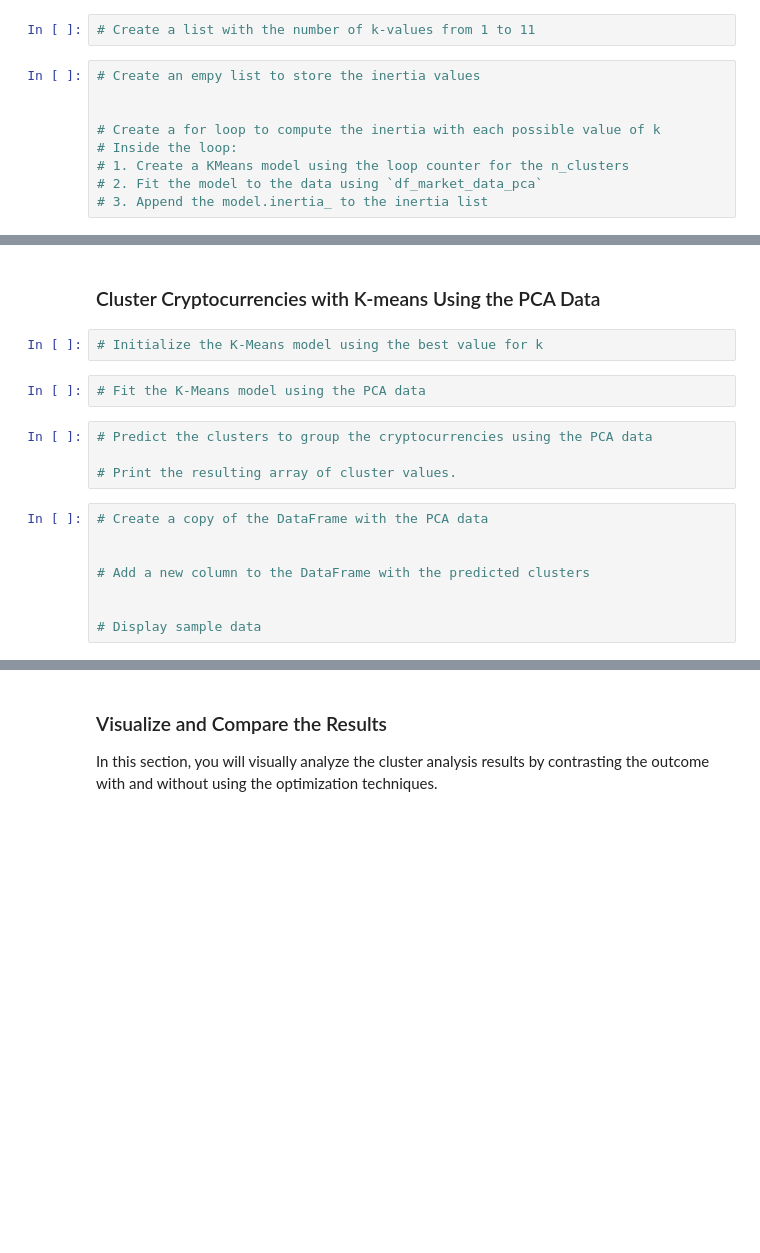
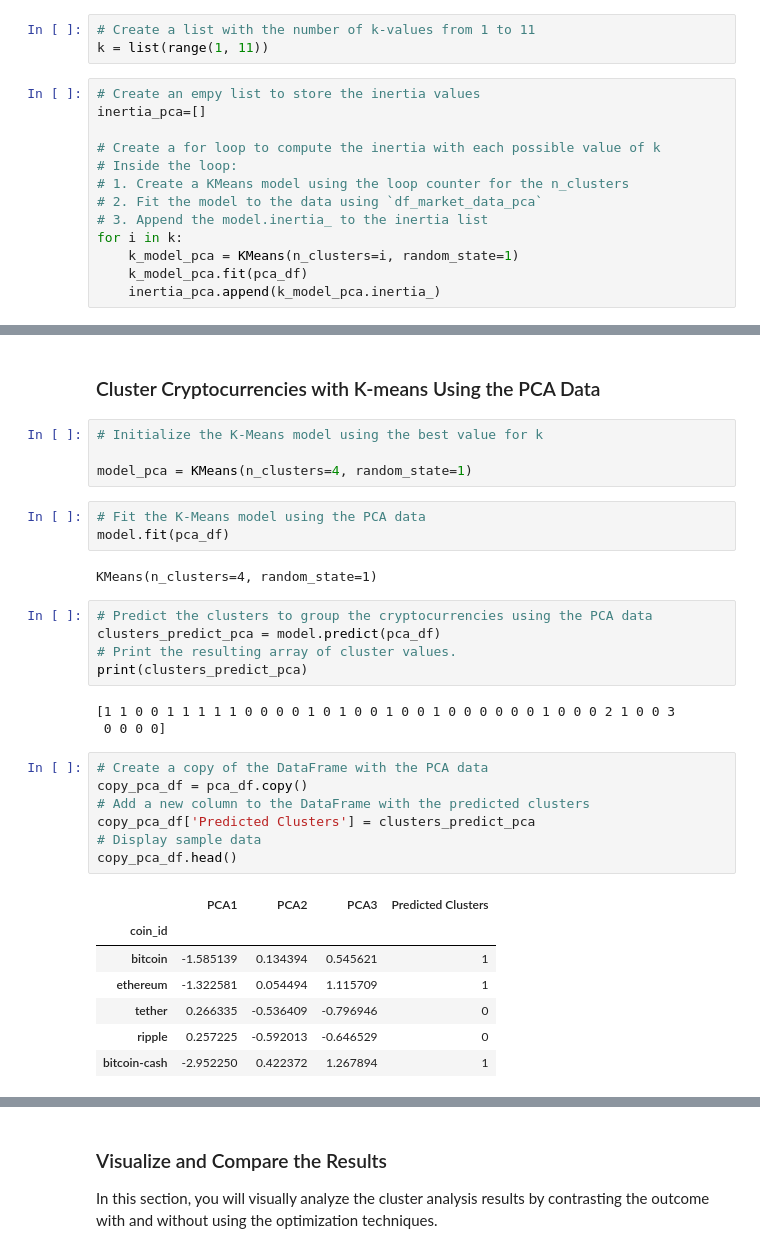
Before and after one commit to MuffinMuppet/CryptoClustering, a Jupyter notebook: Crypto Challenge/Crypto_Clustering.ipynb, the cells around one changed output, grey strips where cells are left out. Saved outputs shown, nothing was run; the diff lists cells and outputs as text; blank space fills up the shorter version.

```diff
--- a/Crypto Challenge/Crypto_Clustering.ipynb
+++ b/Crypto Challenge/Crypto_Clustering.ipynb
@@ -207,14 +300,19 @@ market_scaled_data_df.head(10)
 ### Find the Best Value for k Using the PCA Data
 # %%
 # Create a list with the number of k-values from 1 to 11
+k = list(range(1, 11))
 # %%
 # Create an empy list to store the inertia values
-
+inertia_pca=[]
 
 # Create a for loop to compute the inertia with each possible value of k
 # Inside the loop:
 # 1. Create a KMeans model using the loop counter for the n_clusters
 # 2. Fit the model to the data using `df_market_data_pca`
 # 3. Append the model.inertia_ to the inertia list
+for i in k:
+    k_model_pca = KMeans(n_clusters=i, random_state=1)
+    k_model_pca.fit(pca_df)
+    inertia_pca.append(k_model_pca.inertia_)
 # %%
 # Create a dictionary with the data to plot the Elbow curve
@@ -238,20 +356,36 @@ market_scaled_data_df.head(10)
 ### Cluster Cryptocurrencies with K-means Using the PCA Data
 # %%
 # Initialize the K-Means model using the best value for k
+
+model_pca = KMeans(n_clusters=4, random_state=1)
 # %%
 # Fit the K-Means model using the PCA data
+model.fit(pca_df)
+# %% [output]
+KMeans(n_clusters=4, random_state=1)
 # %%
 # Predict the clusters to group the cryptocurrencies using the PCA data
-
+clusters_predict_pca = model.predict(pca_df)
 # Print the resulting array of cluster values.
+print(clusters_predict_pca)
+# %% [output]
+[1 1 0 0 1 1 1 1 1 0 0 0 0 1 0 1 0 0 1 0 0 1 0 0 0 0 0 0 1 0 0 0 2 1 0 0 3
+ 0 0 0 0]
 # %%
 # Create a copy of the DataFrame with the PCA data
-
-
+copy_pca_df = pca_df.copy()
 # Add a new column to the DataFrame with the predicted clusters
-
-
+copy_pca_df['Predicted Clusters'] = clusters_predict_pca
 # Display sample data
+copy_pca_df.head()
+# %% [output]
+|  | PCA1 | PCA2 | PCA3 | Predicted Clusters |
+| coin_id |  |  |  |  |
+| bitcoin | -1.585139 | 0.134394 | 0.545621 | 1 |
+| ethereum | -1.322581 | 0.054494 | 1.115709 | 1 |
+| tether | 0.266335 | -0.536409 | -0.796946 | 0 |
+| ripple | 0.257225 | -0.592013 | -0.646529 | 0 |
+| bitcoin-cash | -2.952250 | 0.422372 | 1.267894 | 1 |
 # %%
 # Create a scatter plot using hvPlot by setting
 # `x="price_change_percentage_24h"` and `y="price_change_percentage_7d"`.
```
Also changed, not shown: parts of 24 cells of this notebook.
